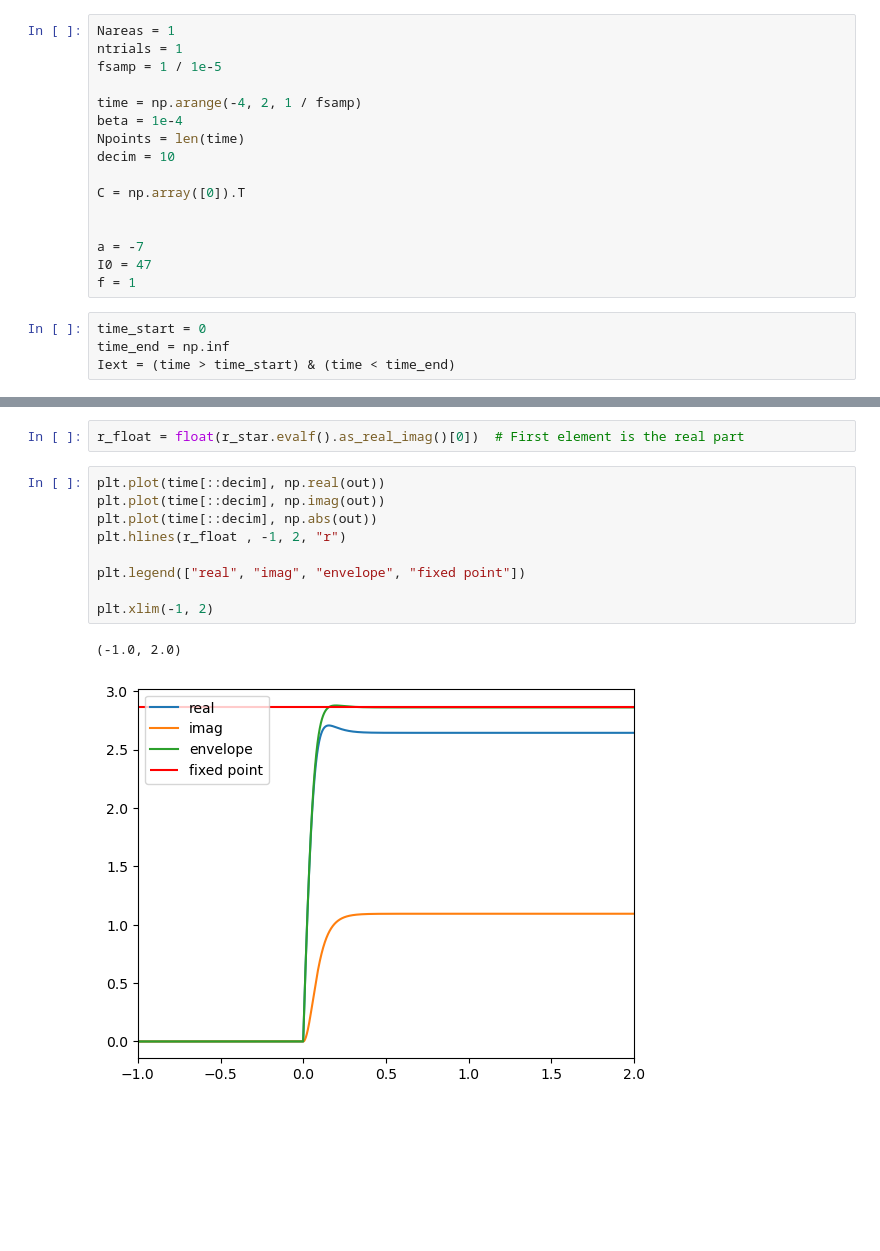
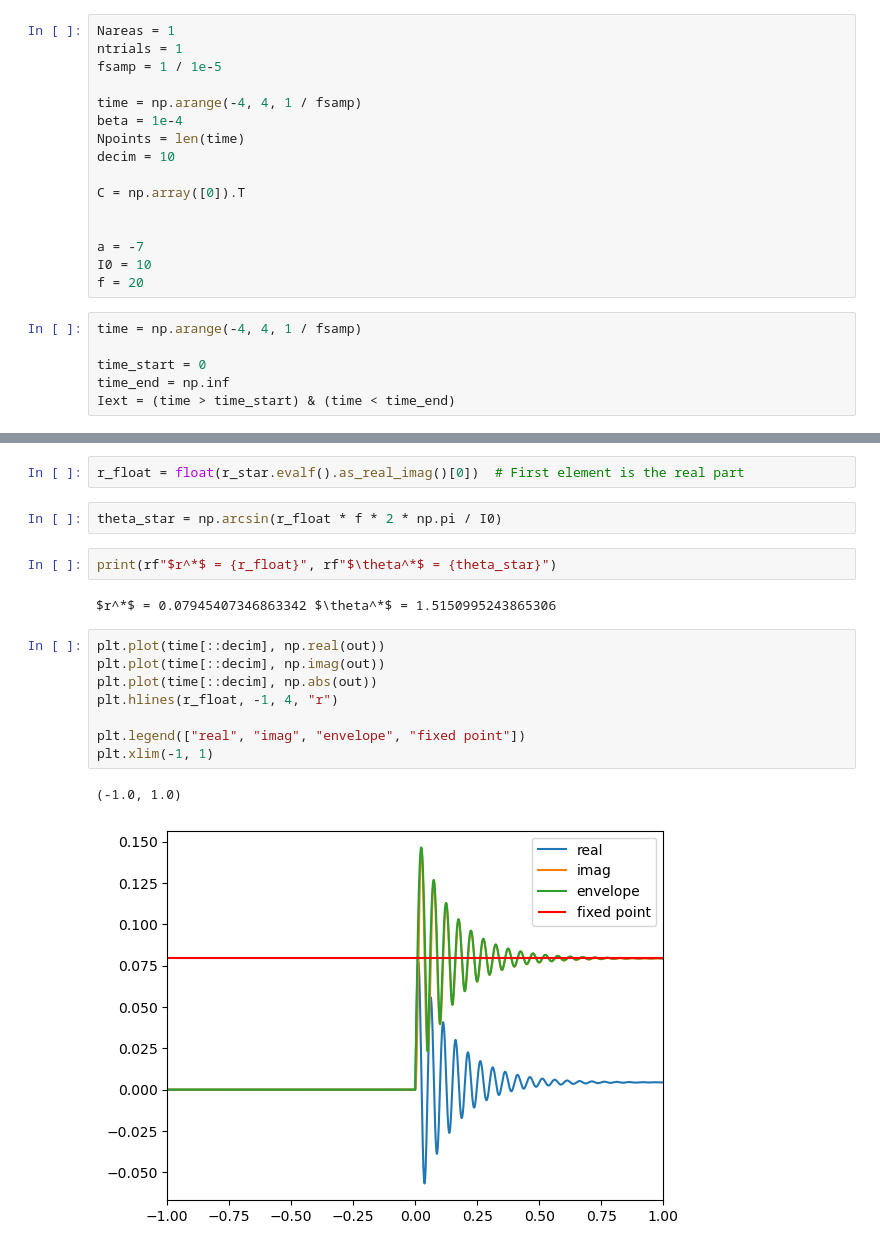
Before and after one commit to ViniciusLima94/phase_amplitude_encoding, a Jupyter notebook: notebooks/TestModel.ipynb, the cells around one changed output, grey strips where cells are left out. Saved outputs shown, nothing was run; the diff lists cells and outputs as text; blank space fills up the shorter version.

```diff
--- a/notebooks/TestModel.ipynb
+++ b/notebooks/TestModel.ipynb
@@ -21,7 +22,7 @@ Nareas = 1
 ntrials = 1
 fsamp = 1 / 1e-5
 
-time = np.arange(-4, 2, 1 / fsamp)
+time = np.arange(-4, 4, 1 / fsamp)
 beta = 1e-4
 Npoints = len(time)
 decim = 10
@@ -30,9 +31,11 @@ C = np.array([0]).T
 
 
 a = -7
-I0 = 47
-f = 1
+I0 = 10
+f = 20
 # %%
+time = np.arange(-4, 4, 1 / fsamp)
+
 time_start = 0
 time_end = np.inf
 Iext = (time > time_start) & (time < time_end)
@@ -142,14 +144,19 @@ theta* = 0.392390998773792
 # %%
 r_float = float(r_star.evalf().as_real_imag()[0])  # First element is the real part
+# %%
+theta_star = np.arcsin(r_float * f * 2 * np.pi / I0)
+# %%
+print(rf"$r^*$ = {r_float}", rf"$\theta^*$ = {theta_star}")
+# %% [output]
+$r^*$ = 0.07945407346863342 $\theta^*$ = 1.5150995243865306
 # %%
 plt.plot(time[::decim], np.real(out))
 plt.plot(time[::decim], np.imag(out))
 plt.plot(time[::decim], np.abs(out))
-plt.hlines(r_float , -1, 2, "r")
+plt.hlines(r_float, -1, 4, "r")
 
 plt.legend(["real", "imag", "envelope", "fixed point"])
-
-plt.xlim(-1, 2)
+plt.xlim(-1, 1)
 # %% [output]
-(-1.0, 2.0)
+(-1.0, 1.0)
-[figure, old version]
+[figure, new version]
```
Also changed, not shown: parts of 19 cells of this notebook, 9 other files.
